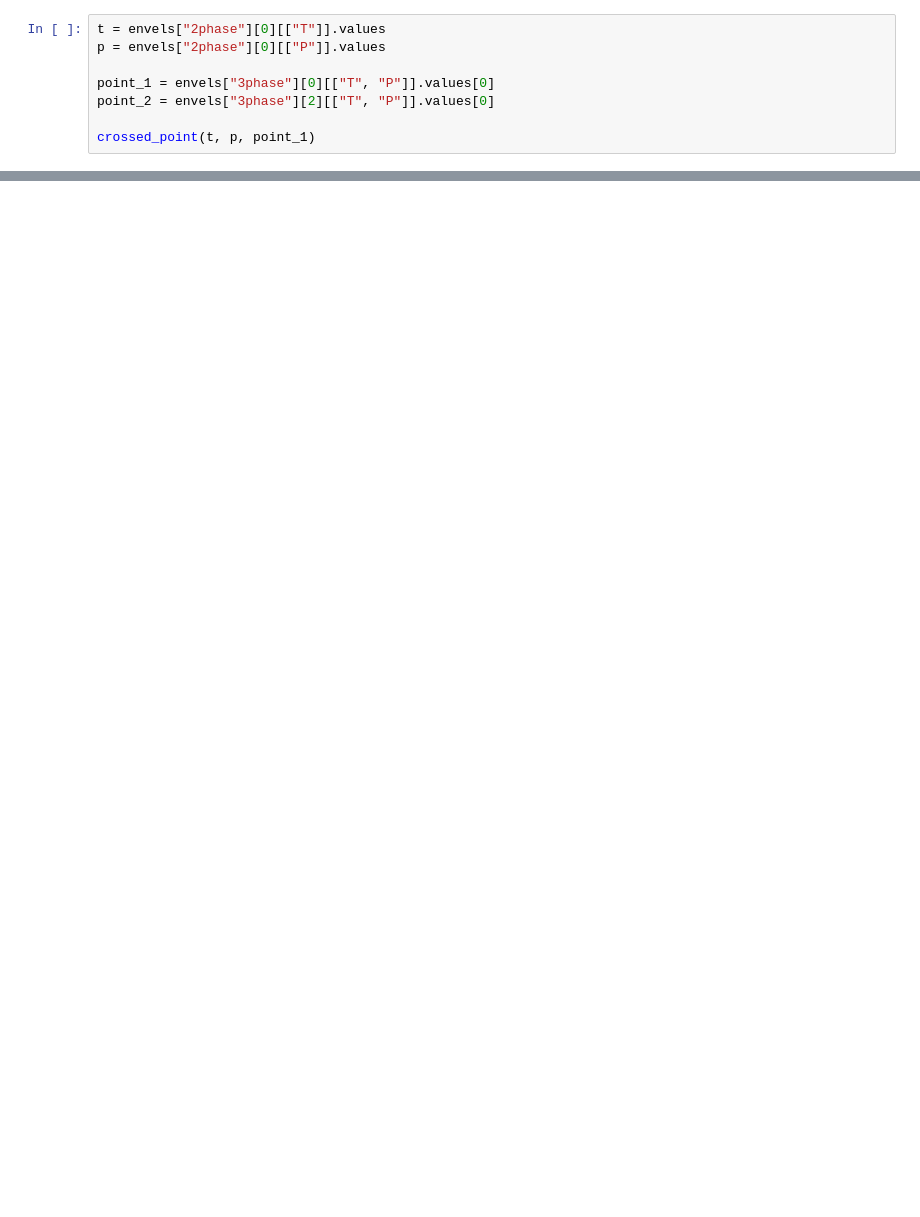
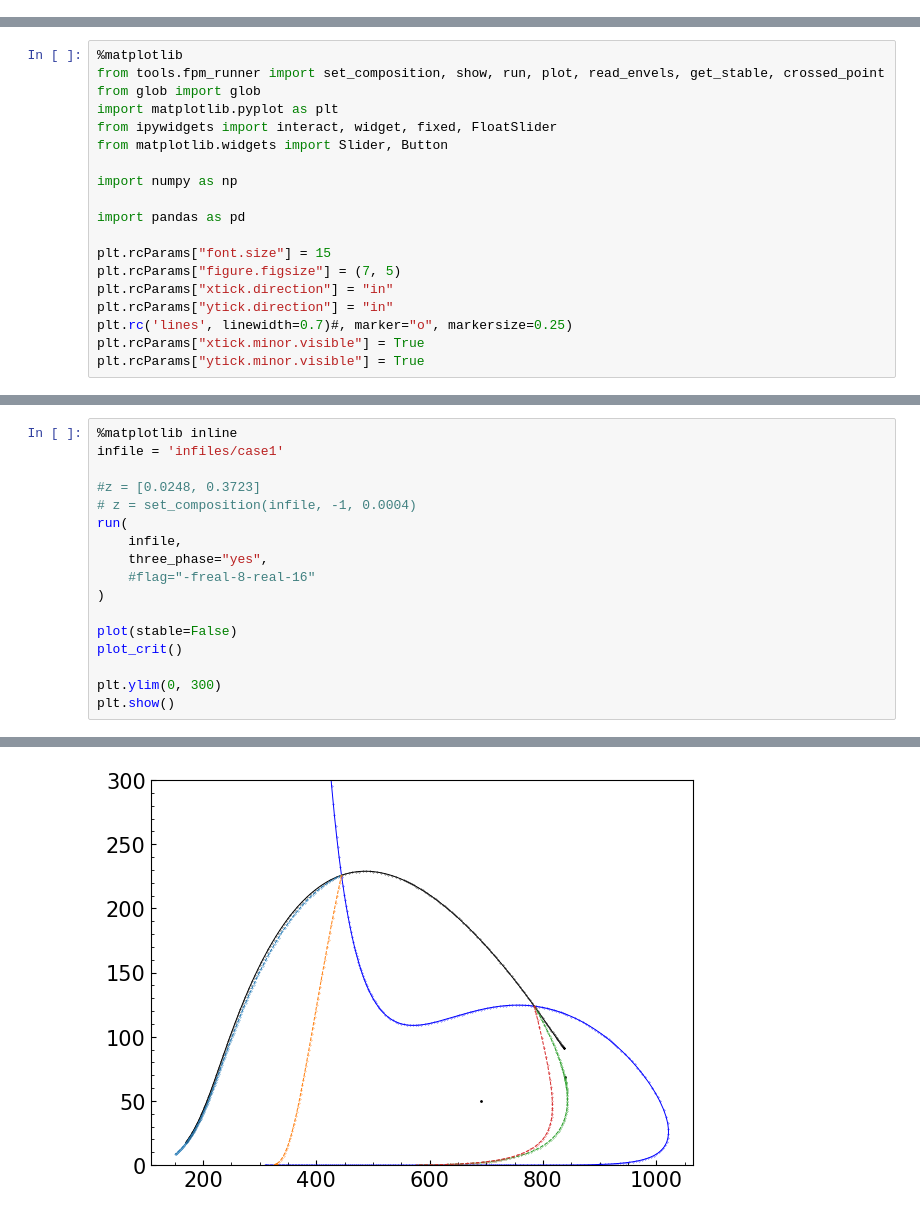
Before and after one commit to fedebenelli/envelope2and3, a Jupyter notebook: env23.ipynb, the cells around one changed output, grey strips where cells are left out. Drawn from its saved outputs; the diff is of its cells as text; blank space fills up the shorter version.

```diff
--- a/env23.ipynb
+++ b/env23.ipynb
@@ -97,8 +0,0 @@ ModuleNotFoundError: No module named 'ipympl'
-# %%
-t = envels["2phase"][0][["T"]].values
-p = envels["2phase"][0][["P"]].values
-
-point_1 = envels["3phase"][0][["T", "P"]].values[0]
-point_2 = envels["3phase"][2][["T", "P"]].values[0]
-
-crossed_point(t, p, point_1)
@@ -241,0 +1,19 @@ idx
+# %%
+%matplotlib
+from tools.fpm_runner import set_composition, show, run, plot, read_envels, get_stable, crossed_point
+from glob import glob
+import matplotlib.pyplot as plt
+from ipywidgets import interact, widget, fixed, FloatSlider
+from matplotlib.widgets import Slider, Button
+
+import numpy as np
+
+import pandas as pd
+
+plt.rcParams["font.size"] = 15
+plt.rcParams["figure.figsize"] = (7, 5)
+plt.rcParams["xtick.direction"] = "in"
+plt.rcParams["ytick.direction"] = "in"
+plt.rc('lines', linewidth=0.7)#, marker="o", markersize=0.25)
+plt.rcParams["xtick.minor.visible"] = True
+plt.rcParams["ytick.minor.visible"] = True
@@ -241,0 +77,18 @@ idx
+# %%
+%matplotlib inline
+infile = 'infiles/case1'
+
+#z = [0.0248, 0.3723]
+# z = set_composition(infile, -1, 0.0004)
+run(
+    infile,
+    three_phase="yes",
+    #flag="-freal-8-real-16"
+)
+
+plot(stable=False)
+plot_crit()
+
+plt.ylim(0, 300)
+plt.show()
+# %% [output]
@@ -241,0 +101 @@ idx
+[figure, added]
```
Also changed, not shown: parts of 42 cells of this notebook.
